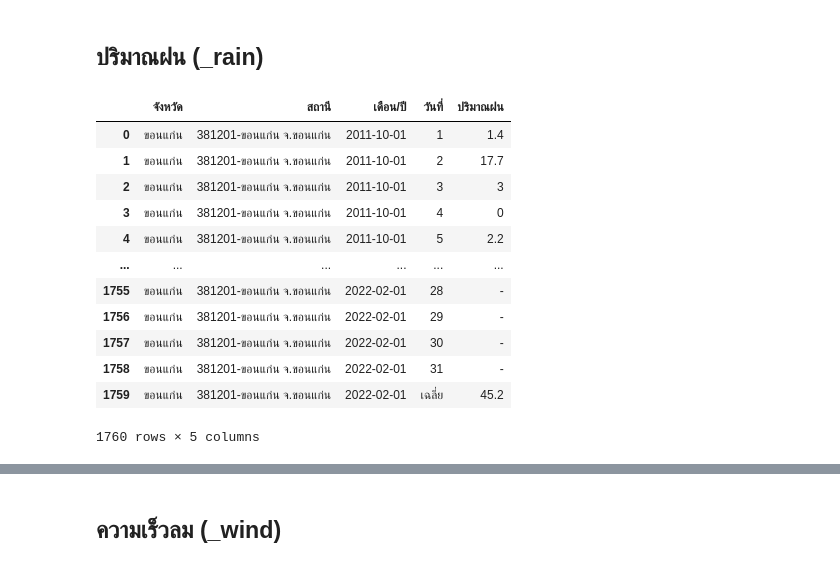
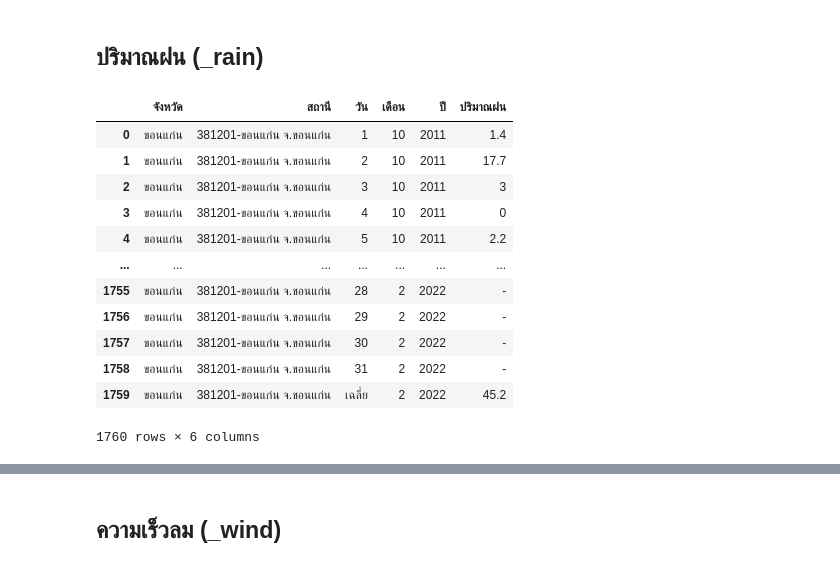
Before and after one commit to supatsara2002/bsc_dpdm22, a Jupyter notebook: Quiz_Group_5_20_of_Midterm.ipynb, the cells around one changed output, grey strips where cells are left out. Saved outputs shown, nothing was run; the diff lists cells and outputs as text; code cells hidden in the pictures.

```diff
--- a/Quiz_Group_5_20_of_Midterm.ipynb
+++ b/Quiz_Group_5_20_of_Midterm.ipynb
@@ -611,23 +903,26 @@ sk_rain.rename(columns = {'Unnamed: 0':'ที่','Unnamed: 1':'สถานี
 nk_rain.rename(columns = {'Unnamed: 0':'ที่','Unnamed: 1':'สถานี', 'Unnamed: 2':'เดือน/ปี','Unnamed: 34':'เฉลี่ย'}, inplace = True)
 l_rain.rename(columns = {'Unnamed: 0':'ที่','Unnamed: 1':'สถานี', 'Unnamed: 2':'เดือน/ปี','Unnamed: 34':'เฉลี่ย'}, inplace = True)
 # %%
+kk_rain['เดือน'] = kk_rain['เดือน/ปี'].dt.month
+kk_rain['ปี'] = kk_rain['เดือน/ปี'].dt.year
 kk_rain['จังหวัด'] = "ขอนแก่น"
-kk_rain1 = kk_rain.drop(['ที่'],axis=1)
-kk_rain1.set_index(['จังหวัด','สถานี','เดือน/ปี'],inplace=True)
+kk_rain1 = kk_rain.drop(['ที่','เดือน/ปี'],axis=1)
+kk_rain1.set_index(['จังหวัด','สถานี','เดือน','ปี'],inplace=True)
 kk_rain2 = kk_rain1.stack().reset_index()
-kk_rain2.rename(columns = {'level_3':'วันที่',0:'ปริมาณฝน'}, inplace = True)
-kk_rain2
+kk_rain2.rename(columns = {'level_4':'วัน',0:'ปริมาณฝน'}, inplace = True)
+kk_rain3 = kk_rain2[['จังหวัด','สถานี','วัน','เดือน','ปี','ปริมาณฝน']]
+kk_rain3
 # %% [output]
-|  | จังหวัด | สถานี | เดือน/ปี | วันที่ | ปริมาณฝน |
-| 0 | ขอนแก่น | 381201-ขอนแก่น จ.ขอนแก่น | 2011-10-01 | 1 | 1.4 |
-| 1 | ขอนแก่น | 381201-ขอนแก่น จ.ขอนแก่น | 2011-10-01 | 2 | 17.7 |
-| 2 | ขอนแก่น | 381201-ขอนแก่น จ.ขอนแก่น | 2011-10-01 | 3 | 3 |
-| 3 | ขอนแก่น | 381201-ขอนแก่น จ.ขอนแก่น | 2011-10-01 | 4 | 0 |
-| 4 | ขอนแก่น | 381201-ขอนแก่น จ.ขอนแก่น | 2011-10-01 | 5 | 2.2 |
-| ... | ... | ... | ... | ... | ... |
-| 1755 | ขอนแก่น | 381201-ขอนแก่น จ.ขอนแก่น | 2022-02-01 | 28 | - |
-| 1756 | ขอนแก่น | 381201-ขอนแก่น จ.ขอนแก่น | 2022-02-01 | 29 | - |
-| 1757 | ขอนแก่น | 381201-ขอนแก่น จ.ขอนแก่น | 2022-02-01 | 30 | - |
-| 1758 | ขอนแก่น | 381201-ขอนแก่น จ.ขอนแก่น | 2022-02-01 | 31 | - |
-| 1759 | ขอนแก่น | 381201-ขอนแก่น จ.ขอนแก่น | 2022-02-01 | เฉลี่ย | 45.2 |
+|  | จังหวัด | สถานี | วัน | เดือน | ปี | ปริมาณฝน |
+| 0 | ขอนแก่น | 381201-ขอนแก่น จ.ขอนแก่น | 1 | 10 | 2011 | 1.4 |
+| 1 | ขอนแก่น | 381201-ขอนแก่น จ.ขอนแก่น | 2 | 10 | 2011 | 17.7 |
+| 2 | ขอนแก่น | 381201-ขอนแก่น จ.ขอนแก่น | 3 | 10 | 2011 | 3 |
+| 3 | ขอนแก่น | 381201-ขอนแก่น จ.ขอนแก่น | 4 | 10 | 2011 | 0 |
+| 4 | ขอนแก่น | 381201-ขอนแก่น จ.ขอนแก่น | 5 | 10 | 2011 | 2.2 |
+| ... | ... | ... | ... | ... | ... | ... |
+| 1755 | ขอนแก่น | 381201-ขอนแก่น จ.ขอนแก่น | 28 | 2 | 2022 | - |
+| 1756 | ขอนแก่น | 381201-ขอนแก่น จ.ขอนแก่น | 29 | 2 | 2022 | - |
+| 1757 | ขอนแก่น | 381201-ขอนแก่น จ.ขอนแก่น | 30 | 2 | 2022 | - |
+| 1758 | ขอนแก่น | 381201-ขอนแก่น จ.ขอนแก่น | 31 | 2 | 2022 | - |
+| 1759 | ขอนแก่น | 381201-ขอนแก่น จ.ขอนแก่น | เฉลี่ย | 2 | 2022 | 45.2 |
-1760 rows × 5 columns
+1760 rows × 6 columns
```
Also changed, not shown: parts of 42 cells of this notebook.
